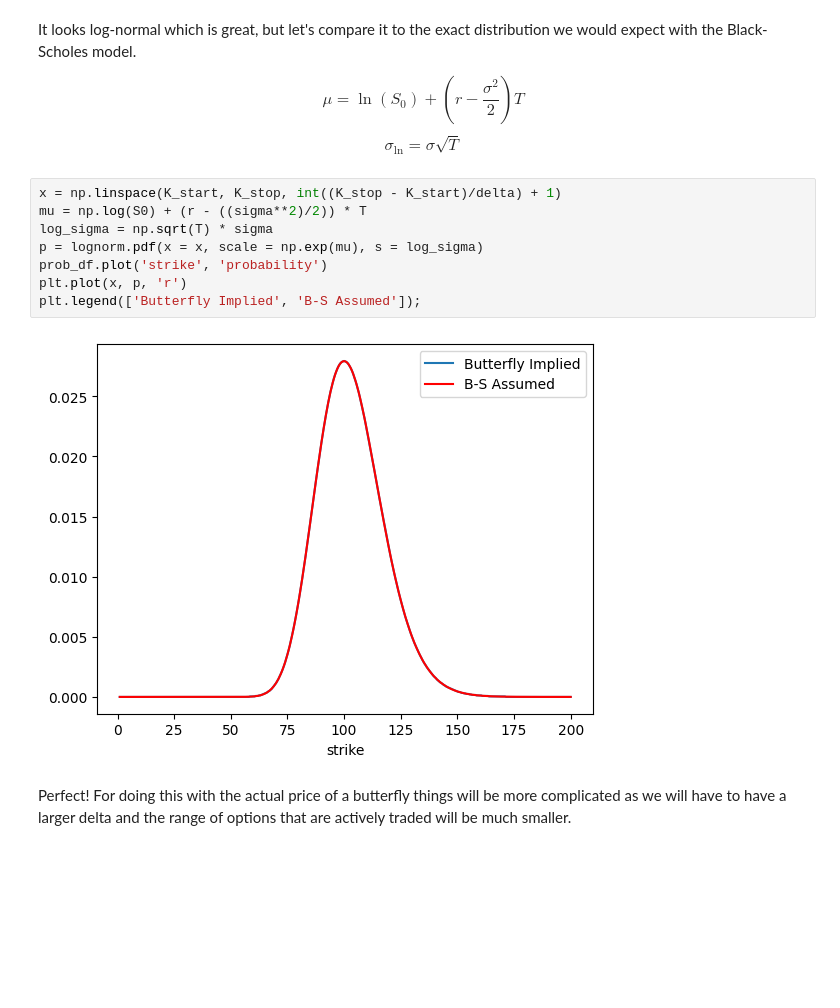
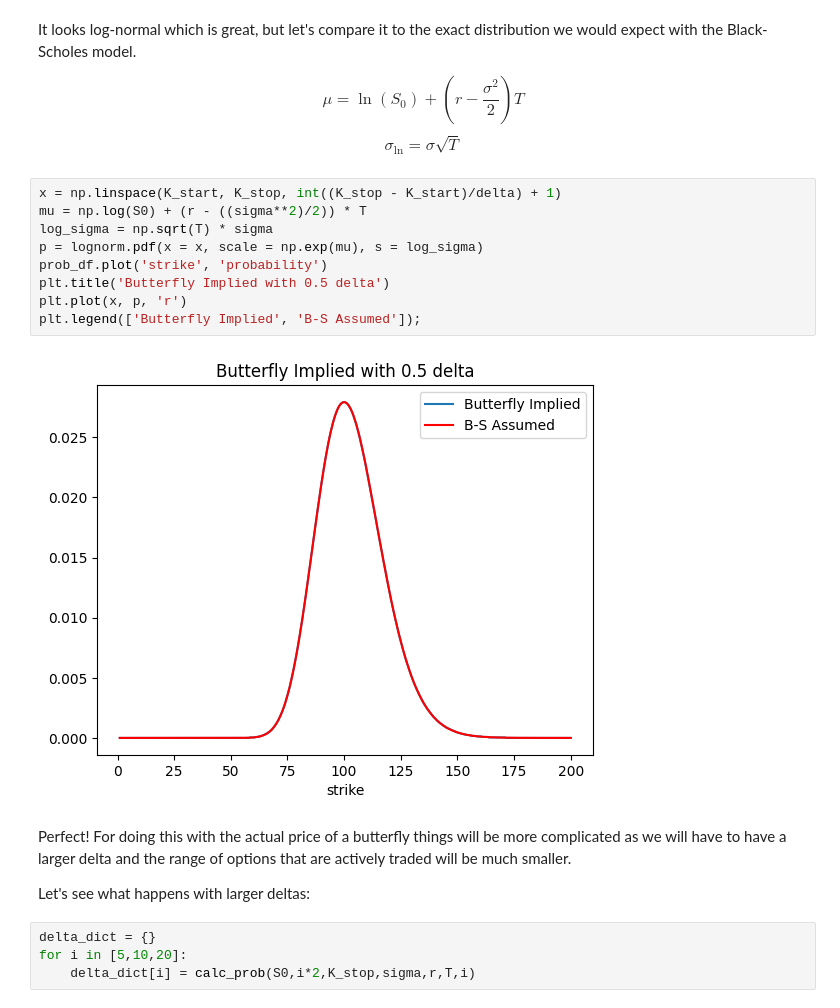
Before and after one commit to hdaniel17/options, a Jupyter notebook: implied-probability.ipynb, the cells around one changed output. Saved outputs shown, nothing was run; the diff lists cells and outputs as text; blank space fills up the shorter version.

Commit message:
Results with larger delta

```diff
--- a/implied-probability.ipynb
+++ b/implied-probability.ipynb
@@ -144,12 +144,19 @@ $$\sigma_{\text{ln}} = \sigma \sqrt{T}$$
 # %%
 x = np.linspace(K_start, K_stop, int((K_stop - K_start)/delta) + 1)
 mu = np.log(S0) + (r - ((sigma**2)/2)) * T
 log_sigma = np.sqrt(T) * sigma
 p = lognorm.pdf(x = x, scale = np.exp(mu), s = log_sigma)
 prob_df.plot('strike', 'probability')
+plt.title('Butterfly Implied with 0.5 delta')
 plt.plot(x, p, 'r')
 plt.legend(['Butterfly Implied', 'B-S Assumed']);
 # %% [output]
-[figure, old version]
+[figure, new version]
 # %% [markdown]
 Perfect! For doing this with the actual price of a butterfly things will be more complicated as we will have to have a larger delta and the range of options that are actively traded will be much smaller.
+
+Let's see what happens with larger deltas:
+# %%
+delta_dict = {}
+for i in [5,10,20]:
+    delta_dict[i] = calc_prob(S0,i*2,K_stop,sigma,r,T,i)
```
Also changed, not shown: parts of 1 cell of this notebook.
